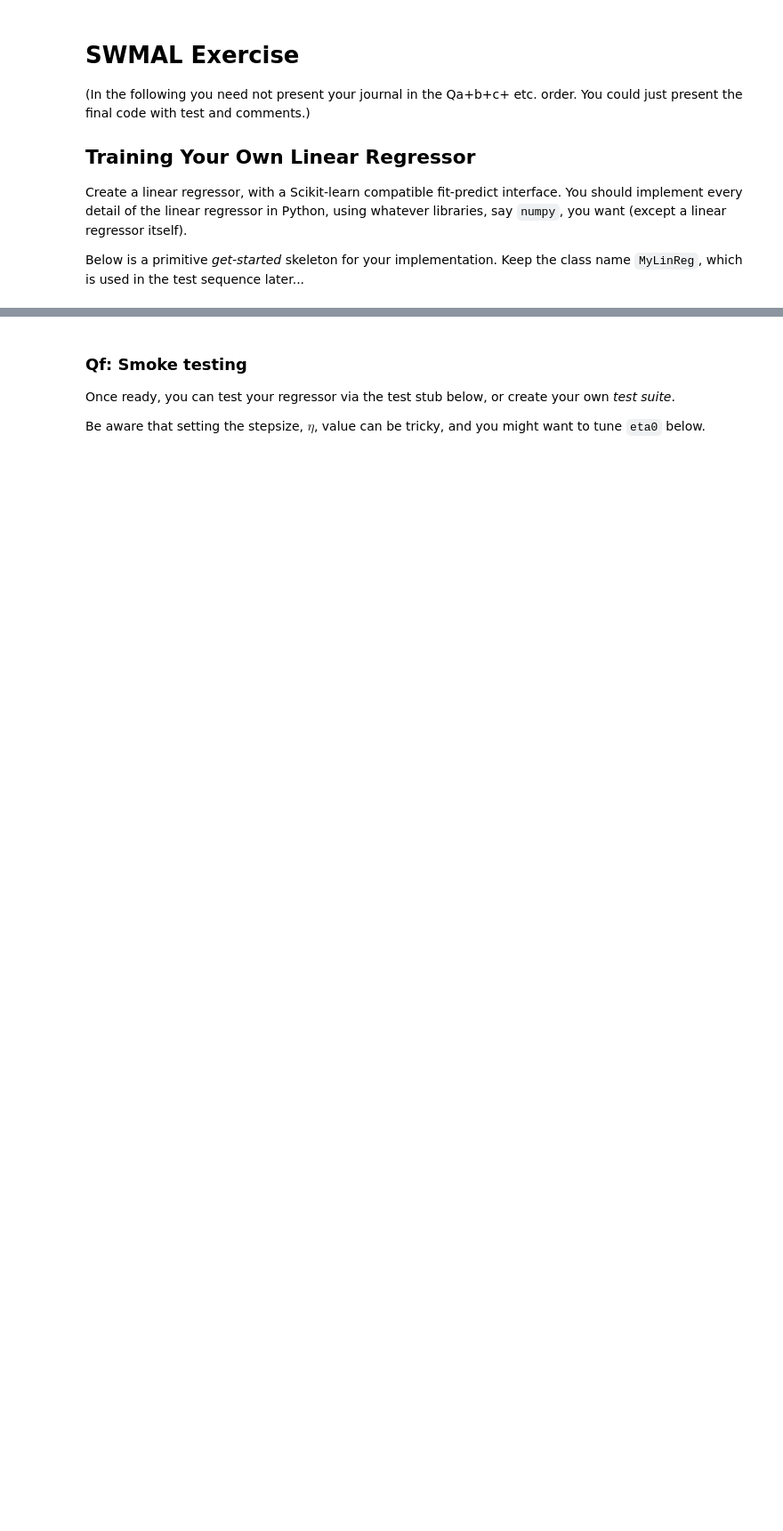
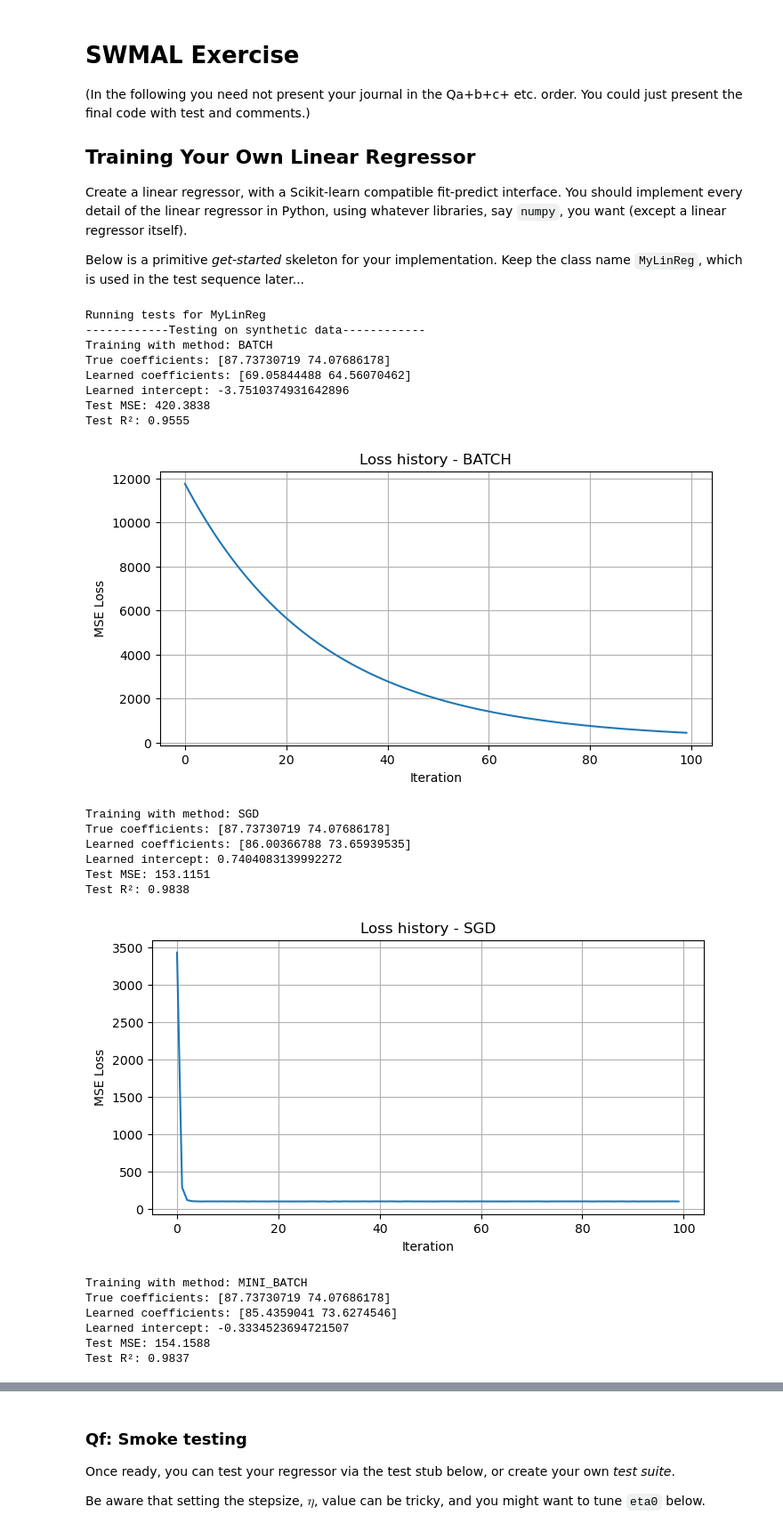
Before and after one commit to MadsSoeborg/MAL_30, a Jupyter notebook: O2/train_linear_regression.ipynb, the cells around one changed output, grey strips where cells are left out. Shown at 89% size. Drawn from its saved outputs; the diff is of its cells as text; code cells hidden in the pictures; blank space fills up the shorter version.

Commit message:
We smoking, we testing

```diff
--- a/O2/train_linear_regression.ipynb
+++ b/O2/train_linear_regression.ipynb
@@ -14,7 +14,7 @@ from sklearn.metrics import r2_score
 from sklearn.utils import shuffle
 
 class MyLinReg:
-    def __init__(self, eta0=0.01, max_iter=10):
+    def __init__(self, eta0=0.1, max_iter=1000):
         self.eta0 = eta0
         self.max_iter = max_iter
 
@@ -353,30 +353,53 @@ def compare_with_sklearn():
 
     my_r2 = r2_score(y_test, my_pred)
     sklearn_r2 = r2_score(y_test, sklearn_pred)
     sgd_r2 = r2_score(y_test, sgd_pred)
 
     print("Performance comparison:")
     print(f"My Model - MSE: {my_mse:.4f}, R²: {my_r2:.4f}")
     print(f"sklearn LinearRegression - MSE: {sklearn_mse:.4f}, R²: {sklearn_r2:.4f}")
     print(f"sklearn SGDRegressor - MSE: {sgd_mse:.4f}, R²: {sgd_r2:.4f}")
 
     print("\nCoefficients comparison:")
     print(f"My Model - Coef: {my_model.coef_}, Intercept: {my_model.intercept_}")
     print(f"sklearn LinearRegression - Coef: {sklearn_model.coef_}, Intercept: {sklearn_model.intercept_}")
     print(f"sklearn SGDRegressor - Coef: {sgd_model.coef_}, Intercept: {sgd_model.intercept_}")
 
 
 if __name__ == "__main__":
     try:
         from sklearn.utils import shuffle
     except ImportError:
         print("Please install scikit-learn to run this example.")
         exit(1)
     print("Running tests for MyLinReg")
 
     test_on_synthetic_data()
     test_on_iris_data()
     test_adaptive_learning_rate()
     compare_with_sklearn()
 
     print("All tests passed!")
+# %% [output]
+Running tests for MyLinReg
+------------Testing on synthetic data------------
+Training with method: BATCH
+True coefficients: [87.73730719 74.07686178]
+Learned coefficients: [69.05844488 64.56070462]
+Learned intercept: -3.7510374931642896
+Test MSE: 420.3838
+Test R²: 0.9555
+[figure, added]
+Training with method: SGD
+True coefficients: [87.73730719 74.07686178]
+Learned coefficients: [86.00366788 73.65939535]
+Learned intercept: 0.7404083139992272
+Test MSE: 153.1151
+Test R²: 0.9838
+[figure, added]
+Training with method: MINI_BATCH
+True coefficients: [87.73730719 74.07686178]
+Learned coefficients: [85.4359041 73.6274546]
+Learned intercept: -0.3334523694721507
+Test MSE: 154.1588
+Test R²: 0.9837
```
Also changed, not shown: parts of 3 cells of this notebook.
